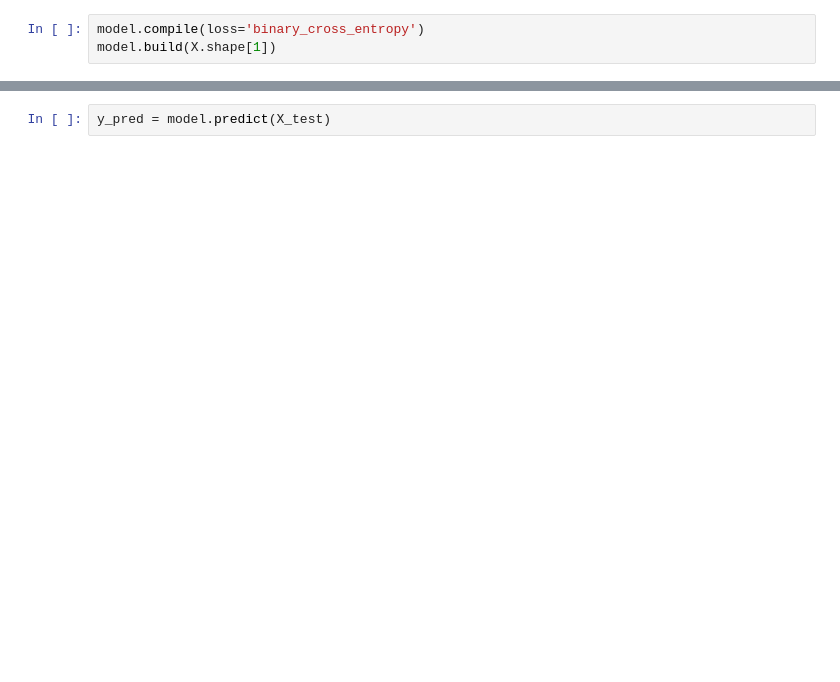
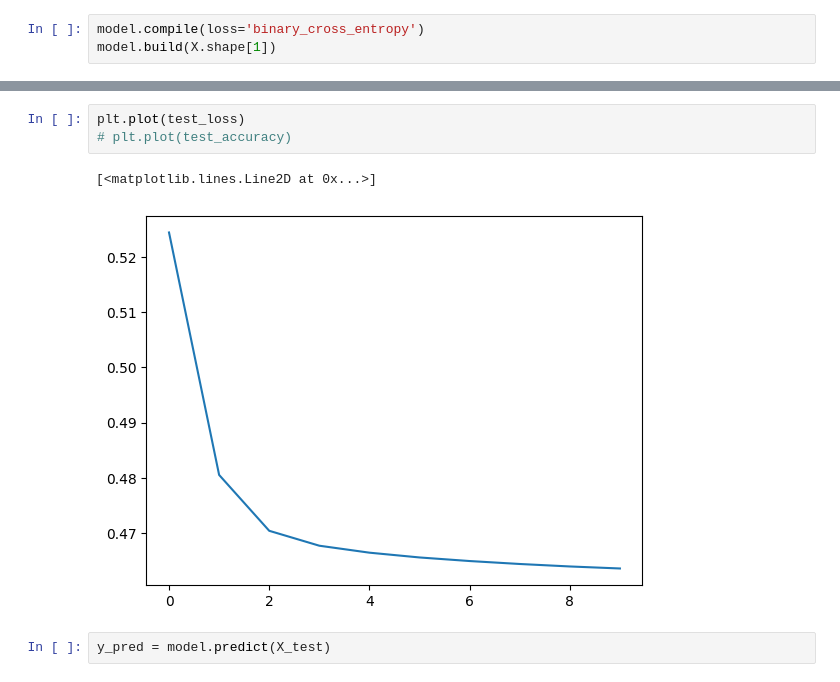
Before and after one commit to AMOGHA1140/24074032_CSOC_IG, a Jupyter notebook: vanilla_neural_networks/my_model.ipynb, the cells around one changed output, grey strips where cells are left out. Cells and saved outputs as stored; diff of their text form; blank space fills up the shorter version.

```diff
--- a/vanilla_neural_networks/my_model.ipynb
+++ b/vanilla_neural_networks/my_model.ipynb
@@ -58,3 +120,9 @@ plt.plot(train_loss)
+# %%
+plt.plot(test_loss)
+# plt.plot(test_accuracy)
+# %% [output]
+[<matplotlib.lines.Line2D at 0x...>]
+[figure, added]
 # %%
 y_pred = model.predict(X_test)
 # %%
```
Also changed, not shown: parts of 15 cells of this notebook, 3 other files.
